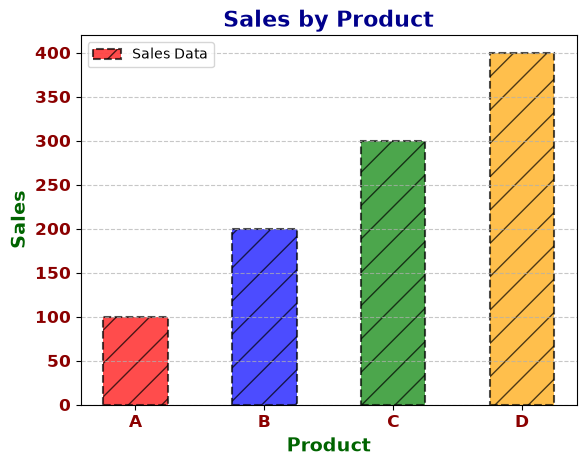
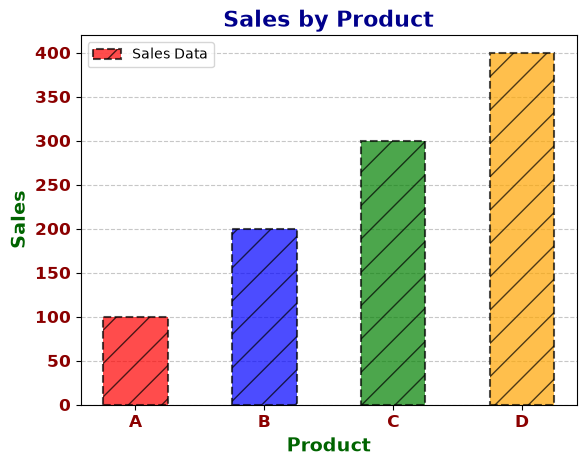
Unified diff of the notebook cell whose output changed from the first chart to the second:
--- before
+++ after
@@ -9,4 +9,6 @@
 plt.xticks(fontsize=12, fontweight='bold', color='darkred')
 plt.yticks(fontsize=12, fontweight='bold', color='darkred')
+# Sending Grid line behind the bars
+plt.gca().set_axisbelow(True)    
 plt.legend()
 plt.show()

Commit: chart enhanced